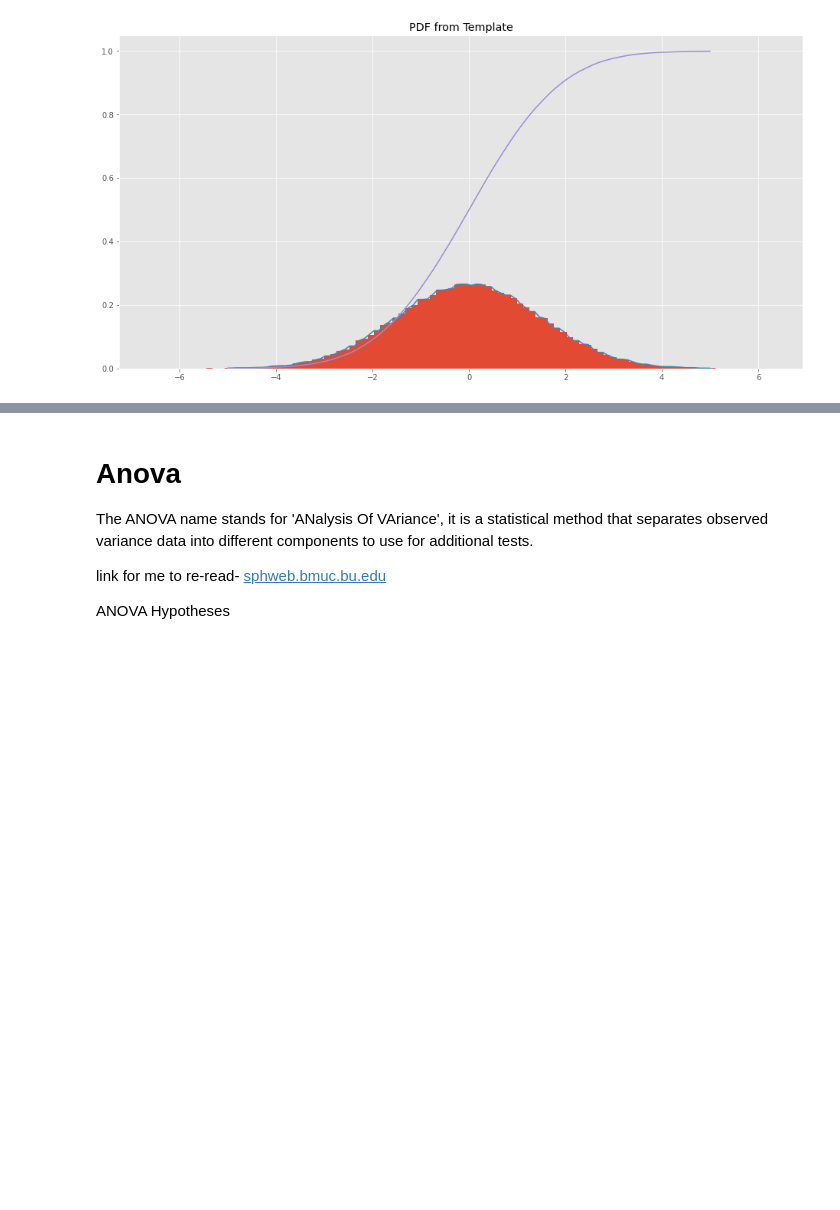
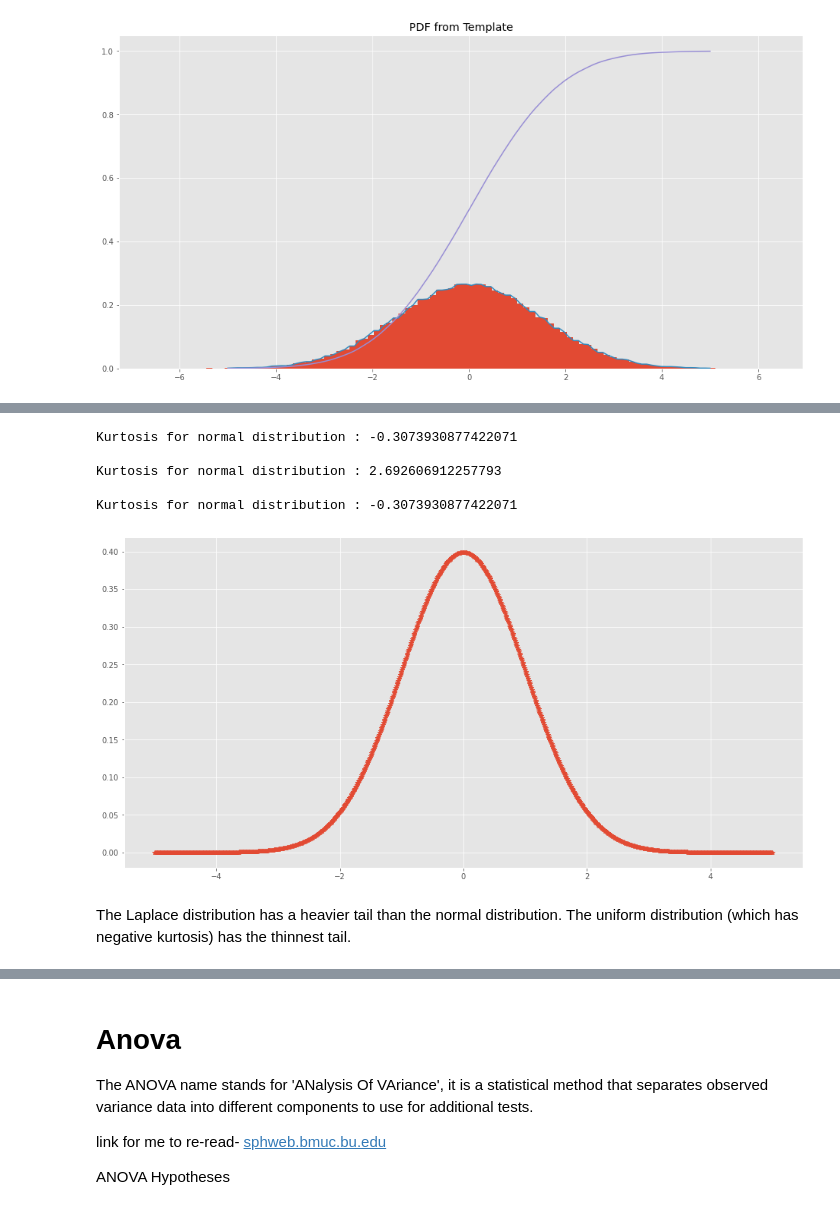
Before and after one commit to AineNicD/machine-learning-and-statistics, a Jupyter notebook: scipy-stats.ipynb, the cells around one changed output, grey strips where cells are left out. Cells and saved outputs as stored; diff of their text form; code cells hidden in the pictures; blank space fills up the shorter version.

Commit message:
added descriptive statistics to scipy-stats notebook for scipy stats library overview

```diff
--- a/scipy-stats.ipynb
+++ b/scipy-stats.ipynb
@@ -278,0 +326,30 @@ plt.show()
+# %%
+# Graph using numpy.linspace()
+# finding kurtosis
+
+from scipy.stats import kurtosis
+import numpy as np
+import pylab as p
+
+x1 = np.linspace( -5, 5, 1000 )
+y1 = 1./(np.sqrt(2.*np.pi)) * np.exp( -.5*(x1)**2  )
+
+p.plot(x1, y1, '*')
+
+
+print( '\nKurtosis for normal distribution :', kurtosis(y1))
+
+print( '\nKurtosis for normal distribution :',
+      kurtosis(y1, fisher = False))
+
+print( '\nKurtosis for normal distribution :',
+      kurtosis(y1, fisher = True))
+# %% [output]
+Kurtosis for normal distribution : -0.3073930877422071
+
+Kurtosis for normal distribution : 2.692606912257793
+
+Kurtosis for normal distribution : -0.3073930877422071
+[figure, added]
+# %% [markdown]
+The Laplace distribution has a heavier tail than the normal distribution. The uniform distribution (which has negative kurtosis) has the thinnest tail.
```
Also changed, not shown: parts of 26 cells of this notebook, 4 other files.
